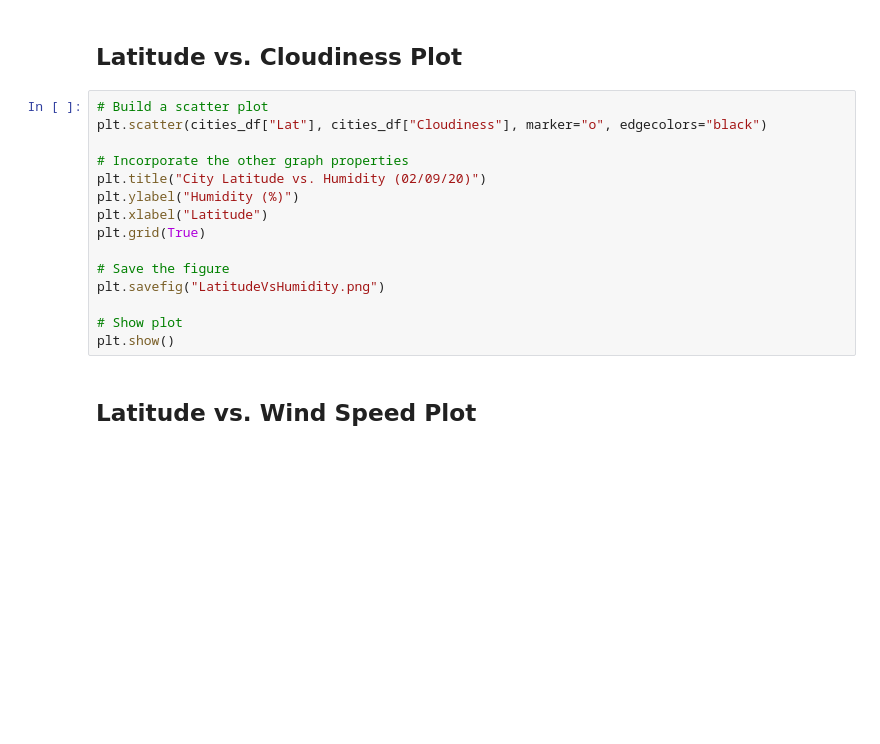
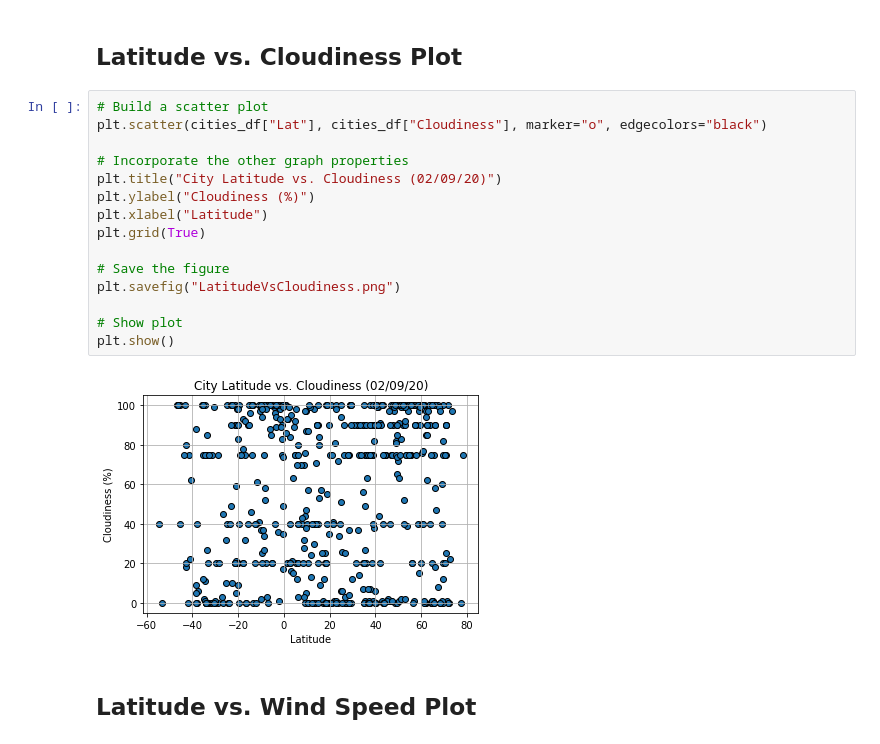
Before and after one commit to JonWeber0328/python-api-challenge, a Jupyter notebook: WeatherPy/WeatherPy.ipynb, the cells around one changed output. Saved outputs shown, nothing was run; the diff lists cells and outputs as text; blank space fills up the shorter version.

Commit message:
Completed scatter plot four.

```diff
--- a/WeatherPy/WeatherPy.ipynb
+++ b/WeatherPy/WeatherPy.ipynb
@@ -237,17 +237,19 @@ plt.show()
 # %%
 # Build a scatter plot
 plt.scatter(cities_df["Lat"], cities_df["Cloudiness"], marker="o", edgecolors="black")
 
 # Incorporate the other graph properties
-plt.title("City Latitude vs. Humidity (02/09/20)")
-plt.ylabel("Humidity (%)")
+plt.title("City Latitude vs. Cloudiness (02/09/20)")
+plt.ylabel("Cloudiness (%)")
 plt.xlabel("Latitude")
 plt.grid(True)
 
 # Save the figure
-plt.savefig("LatitudeVsHumidity.png")
+plt.savefig("LatitudeVsCloudiness.png")
 
 # Show plot
 plt.show()
+# %% [output]
+[figure, added]
 # %% [markdown]
 ## Latitude vs. Wind Speed Plot
```
Also changed, not shown: parts of 1 cell of this notebook, 1 other file.
